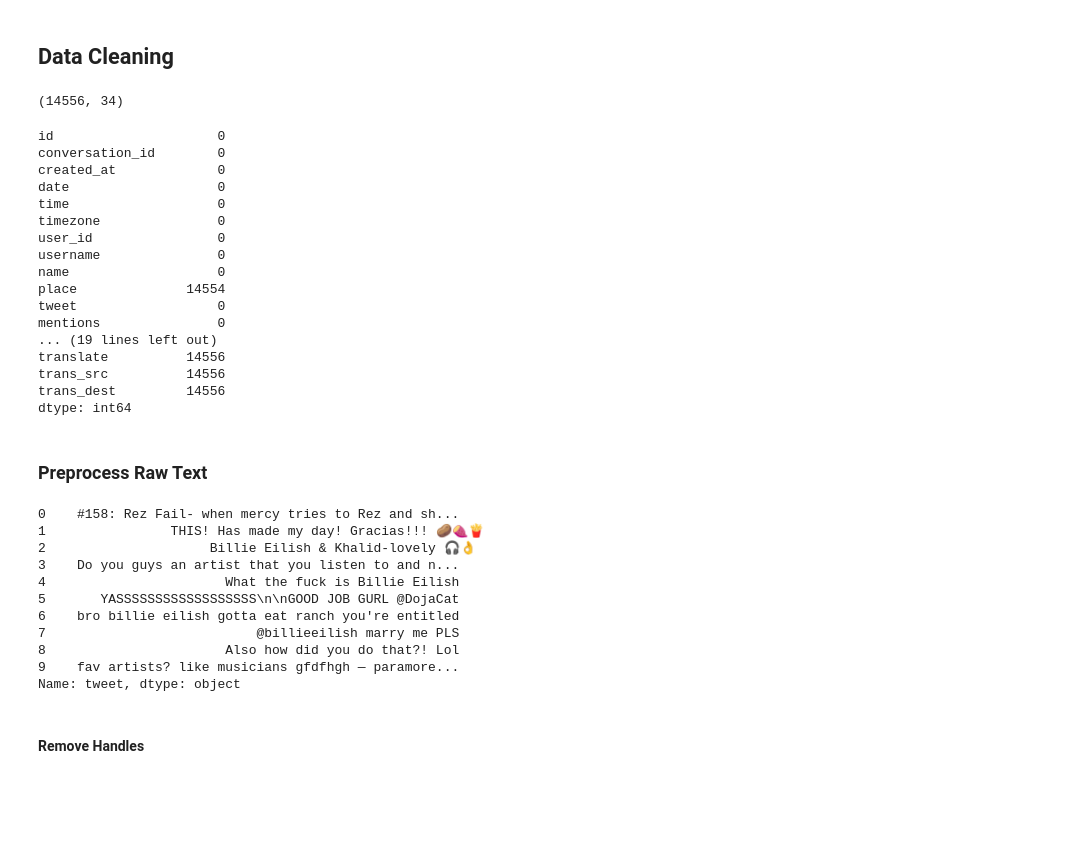
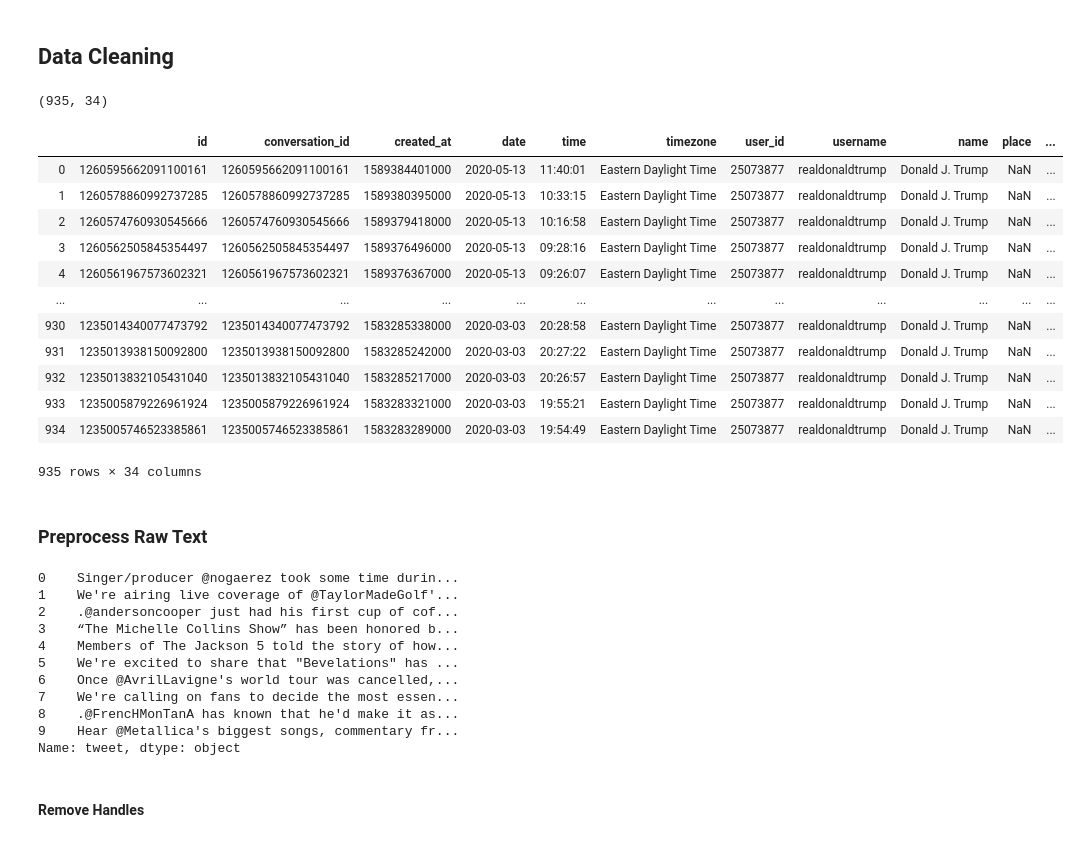
Before and after one commit to jacksonbull87/Social-Listening-NLP-Project, a Jupyter notebook: SL - Data Pipeline.ipynb, the cells around one changed output. Cells and saved outputs as stored; diff of their text form; code cells hidden in the pictures; blank space fills up the shorter version.

```diff
--- a/SL - Data Pipeline.ipynb
+++ b/SL - Data Pipeline.ipynb
@@ -86,53 +56,43 @@ Name: date, dtype: int64
 # %%
 #lets read in the dataframe
 
-df = pd.read_csv('tweets.csv')
+df = pd.read_csv('usertweetdata.csv')
 # %%
 #how many tweets did we get?
-
 df.shape
 # %% [output]
-(14556, 34)
+(935, 34)
-# %%
-#let's see if there's anything missing from our dataframe and see if we can get rid of anything
-
-df.isna().sum()
-# %% [output]
-id                     0
-conversation_id        0
-created_at             0
-date                   0
-time                   0
-timezone               0
-user_id                0
-username               0
-name                   0
-place              14554
-tweet                  0
-mentions               0
-... (19 lines left out)
-translate          14556
-trans_src          14556
-trans_dest         14556
-dtype: int64
-# %%
-df.drop(['place', 'quote_url', 'near', 'geo', 'source', 'user_rt_id', 'user_rt', 'retweet_id', 'retweet_date', 'translate',
-        'trans_src', 'trans_dest'], inplace=True, axis=1)
+# %%
+df
+# %% [output]
+|  | id | conversation_id | created_at | date | time | timezone | user_id | username | name | place | ... |
+| 0 | 1260595662091100161 | 1260595662091100161 | 1589384401000 | 2020-05-13 | 11:40:01 | Eastern Daylight Time | 25073877 | realdonaldtrump | Donald J. Trump | NaN | ... |
+| 1 | 1260578860992737285 | 1260578860992737285 | 1589380395000 | 2020-05-13 | 10:33:15 | Eastern Daylight Time | 25073877 | realdonaldtrump | Donald J. Trump | NaN | ... |
+| 2 | 1260574760930545666 | 1260574760930545666 | 1589379418000 | 2020-05-13 | 10:16:58 | Eastern Daylight Time | 25073877 | realdonaldtrump | Donald J. Trump | NaN | ... |
+| 3 | 1260562505845354497 | 1260562505845354497 | 1589376496000 | 2020-05-13 | 09:28:16 | Eastern Daylight Time | 25073877 | realdonaldtrump | Donald J. Trump | NaN | ... |
+| 4 | 1260561967573602321 | 1260561967573602321 | 1589376367000 | 2020-05-13 | 09:26:07 | Eastern Daylight Time | 25073877 | realdonaldtrump | Donald J. Trump | NaN | ... |
+| ... | ... | ... | ... | ... | ... | ... | ... | ... | ... | ... | ... |
+| 930 | 1235014340077473792 | 1235014340077473792 | 1583285338000 | 2020-03-03 | 20:28:58 | Eastern Daylight Time | 25073877 | realdonaldtrump | Donald J. Trump | NaN | ... |
+| 931 | 1235013938150092800 | 1235013938150092800 | 1583285242000 | 2020-03-03 | 20:27:22 | Eastern Daylight Time | 25073877 | realdonaldtrump | Donald J. Trump | NaN | ... |
+| 932 | 1235013832105431040 | 1235013832105431040 | 1583285217000 | 2020-03-03 | 20:26:57 | Eastern Daylight Time | 25073877 | realdonaldtrump | Donald J. Trump | NaN | ... |
+| 933 | 1235005879226961924 | 1235005879226961924 | 1583283321000 | 2020-03-03 | 19:55:21 | Eastern Daylight Time | 25073877 | realdonaldtrump | Donald J. Trump | NaN | ... |
+| 934 | 1235005746523385861 | 1235005746523385861 | 1583283289000 | 2020-03-03 | 19:54:49 | Eastern Daylight Time | 25073877 | realdonaldtrump | Donald J. Trump | NaN | ... |
+935 rows × 34 columns
 # %% [markdown]
 ### Preprocess Raw Text
 # %%
 df.tweet.head(10)
 # %% [output]
-0    #158: Rez Fail- when mercy tries to Rez and sh...
-1                THIS! Has made my day! Gracias!!! 🥔🍠🍟
-2                     Billie Eilish & Khalid-lovely 🎧👌
-3    Do you guys an artist that you listen to and n...
-4                       What the fuck is Billie Eilish
-5       YASSSSSSSSSSSSSSSSSS\n\nGOOD JOB GURL @DojaCat
-6    bro billie eilish gotta eat ranch you're entitled
-7                           @billieeilish marry me PLS
-8                       Also how did you do that?! Lol
-9    fav artists? like musicians gfdfhgh — paramore...
+0    Singer/producer @nogaerez took some time durin...
+1    We're airing live coverage of @TaylorMadeGolf'...
+2    .@andersoncooper just had his first cup of cof...
+3    “The Michelle Collins Show” has been honored b...
+4    Members of The Jackson 5 told the story of how...
+5    We're excited to share that "Bevelations" has ...
+6    Once @AvrilLavigne's world tour was cancelled,...
+7    We're calling on fans to decide the most essen...
+8    .@FrencHMonTanA has known that he'd make it as...
+9    Hear @Metallica's biggest songs, commentary fr...
 Name: tweet, dtype: object
 # %% [markdown]
 #### Remove Handles
```
Also changed, not shown: parts of 9 cells of this notebook, 2 other files.
